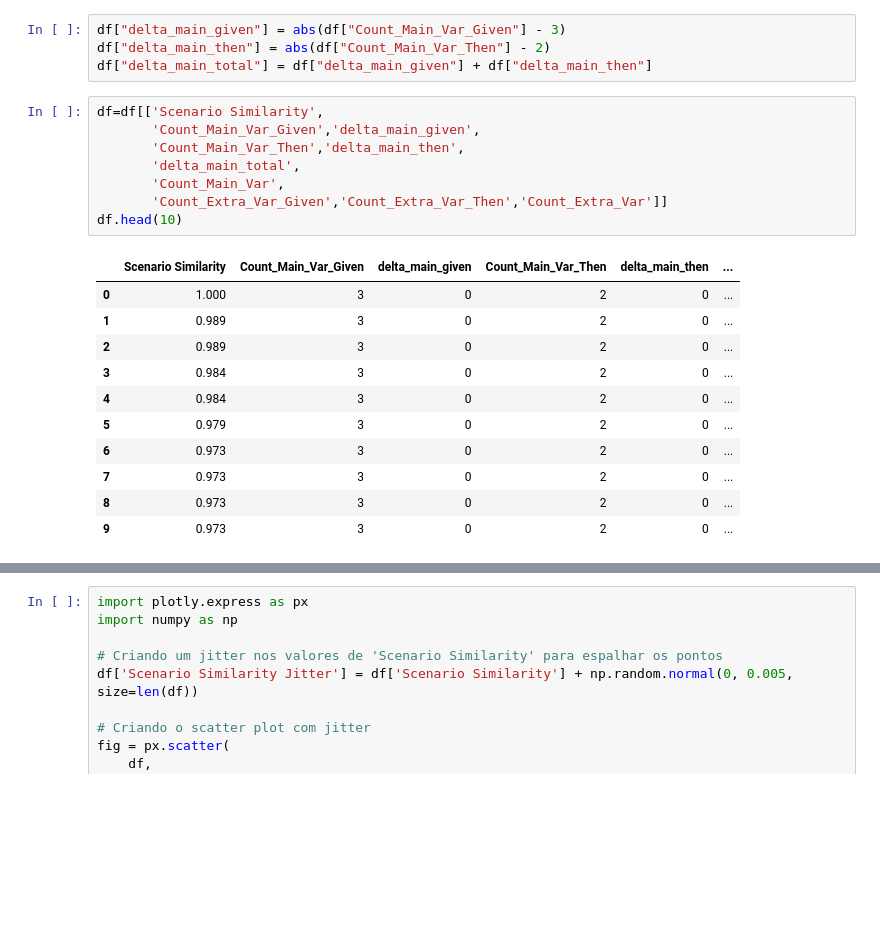
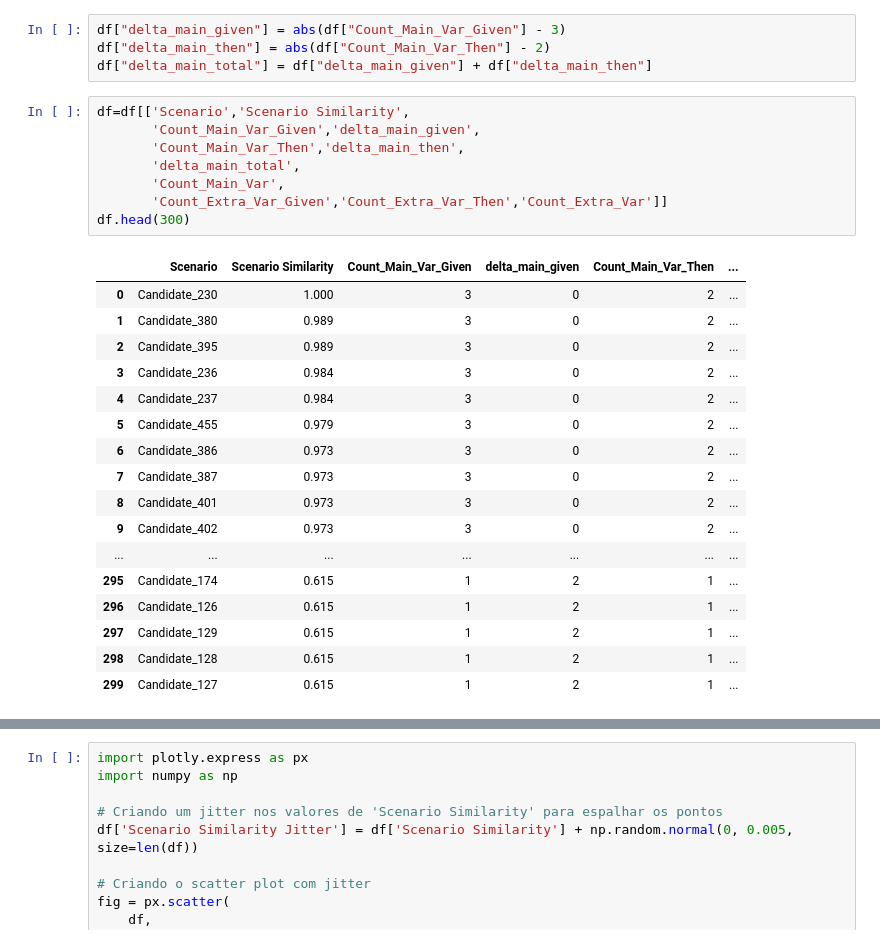
Before and after one commit to lucasvieira123/unexpected_scenario_handling_system, a Jupyter notebook: src/experiments/exploration3.ipynb, the cells around one changed output, grey strips where cells are left out. Saved outputs shown, nothing was run; the diff lists cells and outputs as text; blank space fills up the shorter version.

```diff
--- a/src/experiments/exploration3.ipynb
+++ b/src/experiments/exploration3.ipynb
@@ -82,23 +82,29 @@ df["delta_main_given"] = abs(df["Count_Main_Var_Given"] - 3)
 df["delta_main_then"] = abs(df["Count_Main_Var_Then"] - 2)
 df["delta_main_total"] = df["delta_main_given"] + df["delta_main_then"]
 # %%
-df=df[['Scenario Similarity',
+df=df[['Scenario','Scenario Similarity',
        'Count_Main_Var_Given','delta_main_given',
        'Count_Main_Var_Then','delta_main_then',
        'delta_main_total',
        'Count_Main_Var',
        'Count_Extra_Var_Given','Count_Extra_Var_Then','Count_Extra_Var']]
-df.head(10)
+df.head(300)
 # %% [output]
-|  | Scenario Similarity | Count_Main_Var_Given | delta_main_given | Count_Main_Var_Then | delta_main_then | ... |
-| 0 | 1.000 | 3 | 0 | 2 | 0 | ... |
-| 1 | 0.989 | 3 | 0 | 2 | 0 | ... |
-| 2 | 0.989 | 3 | 0 | 2 | 0 | ... |
-| 3 | 0.984 | 3 | 0 | 2 | 0 | ... |
-| 4 | 0.984 | 3 | 0 | 2 | 0 | ... |
-| 5 | 0.979 | 3 | 0 | 2 | 0 | ... |
-| 6 | 0.973 | 3 | 0 | 2 | 0 | ... |
-| 7 | 0.973 | 3 | 0 | 2 | 0 | ... |
-| 8 | 0.973 | 3 | 0 | 2 | 0 | ... |
-| 9 | 0.973 | 3 | 0 | 2 | 0 | ... |
+|  | Scenario | Scenario Similarity | Count_Main_Var_Given | delta_main_given | Count_Main_Var_Then | ... |
+| 0 | Candidate_230 | 1.000 | 3 | 0 | 2 | ... |
+| 1 | Candidate_380 | 0.989 | 3 | 0 | 2 | ... |
+| 2 | Candidate_395 | 0.989 | 3 | 0 | 2 | ... |
+| 3 | Candidate_236 | 0.984 | 3 | 0 | 2 | ... |
+| 4 | Candidate_237 | 0.984 | 3 | 0 | 2 | ... |
+| 5 | Candidate_455 | 0.979 | 3 | 0 | 2 | ... |
+| 6 | Candidate_386 | 0.973 | 3 | 0 | 2 | ... |
+| 7 | Candidate_387 | 0.973 | 3 | 0 | 2 | ... |
+| 8 | Candidate_401 | 0.973 | 3 | 0 | 2 | ... |
+| 9 | Candidate_402 | 0.973 | 3 | 0 | 2 | ... |
+| ... | ... | ... | ... | ... | ... | ... |
+| 295 | Candidate_174 | 0.615 | 1 | 2 | 1 | ... |
+| 296 | Candidate_126 | 0.615 | 1 | 2 | 1 | ... |
+| 297 | Candidate_129 | 0.615 | 1 | 2 | 1 | ... |
+| 298 | Candidate_128 | 0.615 | 1 | 2 | 1 | ... |
+| 299 | Candidate_127 | 0.615 | 1 | 2 | 1 | ... |
 # %%
```
Also changed, not shown: parts of 7 cells of this notebook, 3 other files.
